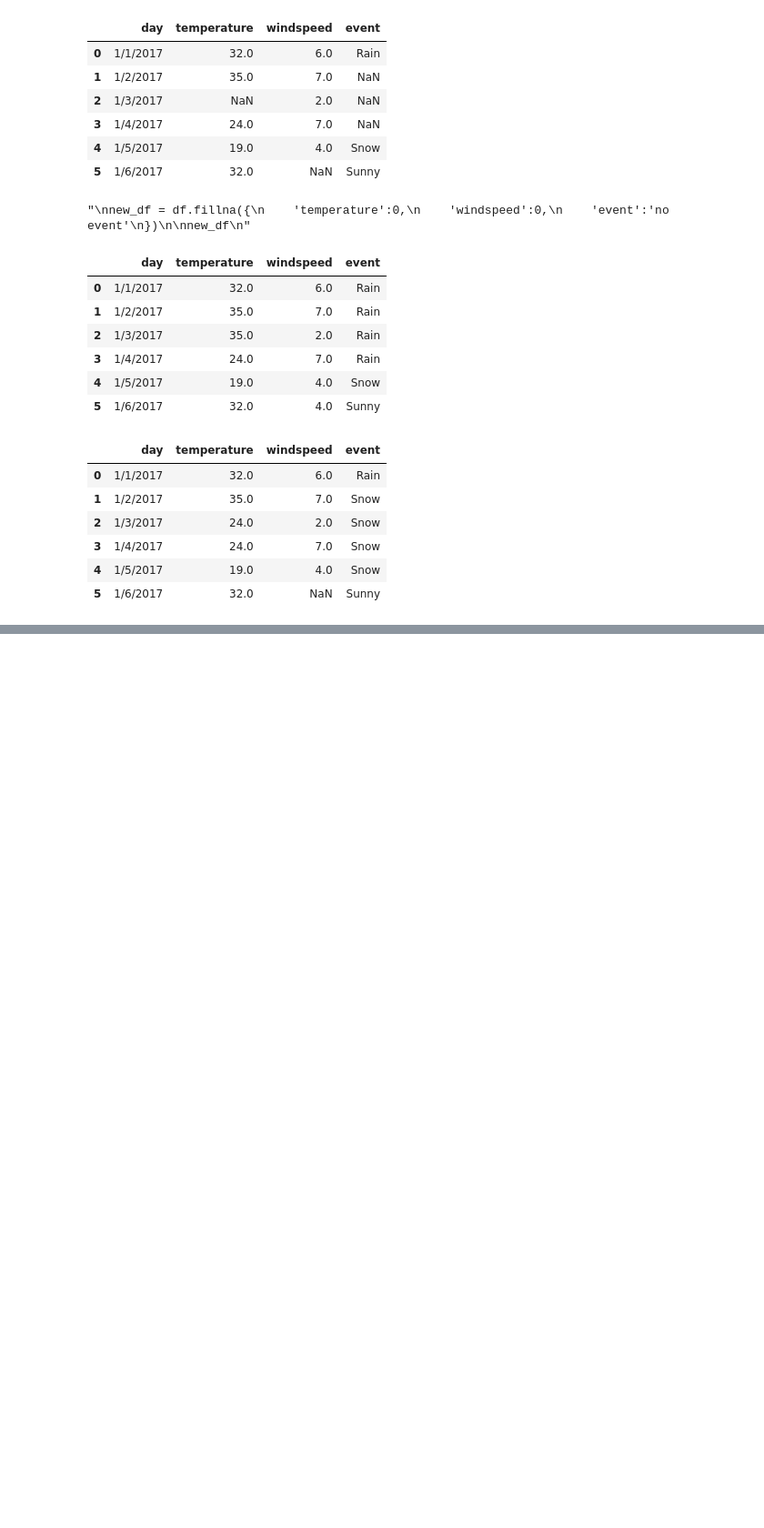
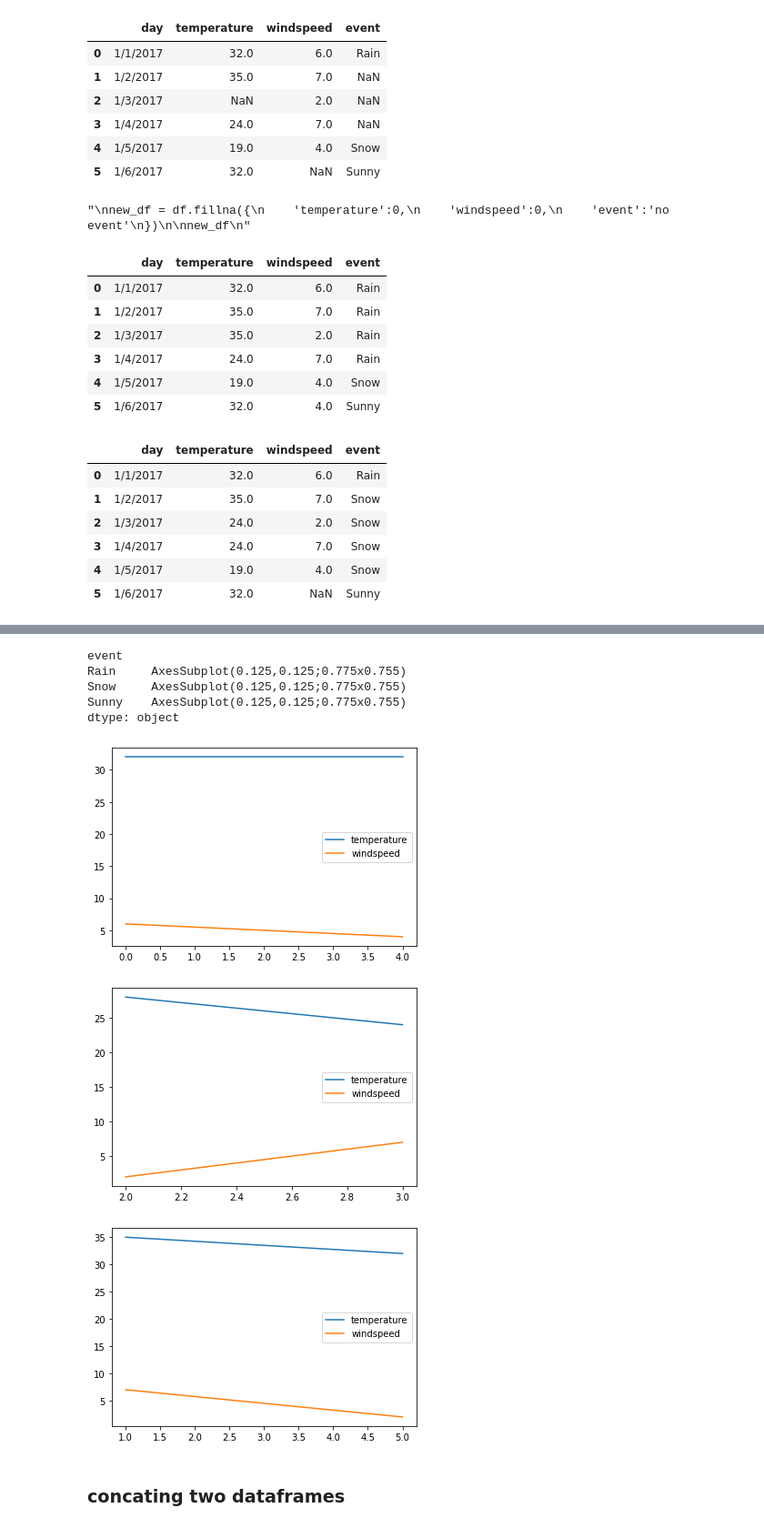
Before and after one commit to tanvitiwari17/DataScience, a Jupyter notebook: class/data processing ch3.ipynb, the cells around one changed output, grey strips where cells are left out. Shown at 91% size. Saved outputs shown, nothing was run; the diff lists cells and outputs as text; code cells hidden in the pictures; blank space fills up the shorter version.

```diff
--- a/class/data processing ch3.ipynb
+++ b/class/data processing ch3.ipynb
@@ -276,0 +309,10 @@ new_df
+# %%
+dict1={
+     'day' : ['1/1/2017', '1/2/2017', '1/3/2017', '1/4/2017', '1/5/2017', '1/6/2017'],
+    'temperature' : [32, 35, 28, 24, 32, 32],
+    'windspeed' : [6, 7, 2, 7, 4, 2],
+    'event' : ['Rain', 'Sunny', 'Snow', 'Snow', 'Rain', 'Sunny']
+
+}
+df = pd.DataFrame(dict1)
+df
@@ -276,0 +327,2 @@ new_df
+# %%
+g=df.groupby('event')
@@ -276,0 +377,14 @@ new_df
+# %%
+%matplotlib inline
+g.plot()
+# %% [output]
+event
+Rain     AxesSubplot(0.125,0.125;0.775x0.755)
+Snow     AxesSubplot(0.125,0.125;0.775x0.755)
+Sunny    AxesSubplot(0.125,0.125;0.775x0.755)
+dtype: object
+[figure, added]
+[figure, added]
+[figure, added]
+# %% [markdown]
+### concating two dataframes
```
Also changed, not shown: parts of 17 cells of this notebook.
